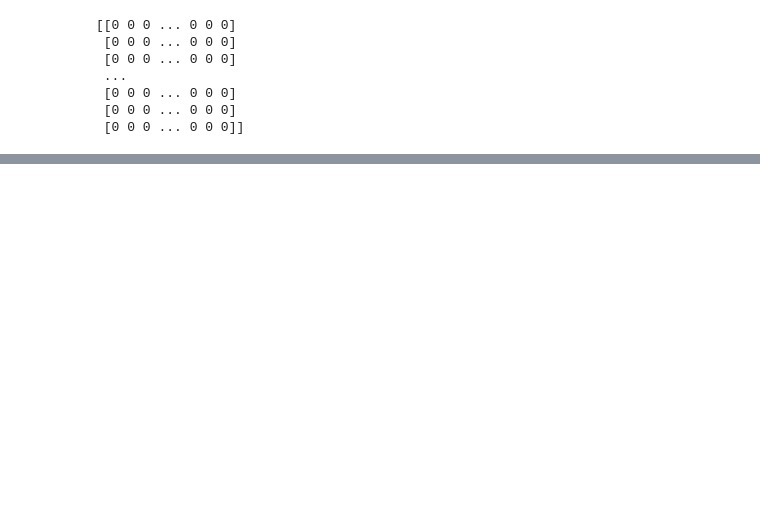
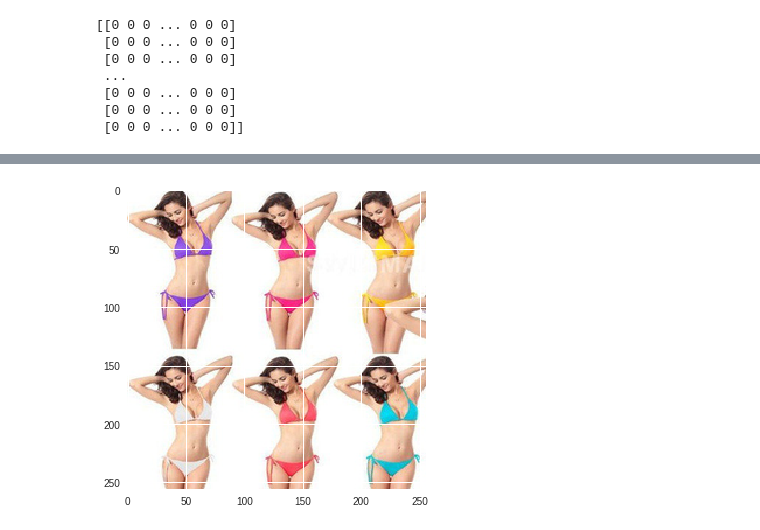
Before and after one commit to kar-elizabeth/iMaterialist_Kaggle_competition, a Jupyter notebook: notebook.ipynb, the cells around one changed output, grey strips where cells are left out. Saved outputs shown, nothing was run; the diff lists cells and outputs as text; code cells hidden in the pictures; blank space fills up the shorter version.

```diff
--- a/notebook.ipynb
+++ b/notebook.ipynb
@@ -135,6 +132,13 @@ print(depvar)
  [0 0 0 ... 0 0 0]
  [0 0 0 ... 0 0 0]
  [0 0 0 ... 0 0 0]]
+# %%
+cweights = {}
+cw = 1/(np.sum(depvar,axis=0)/np.sum(depvar))
+for i in range(len(depvar[0])):
+  cweights[i+1] = cw[i]
+cweights[0] = 1
+data = [obj['labelId'] for obj in data['annotations']]
 # %%
 from keras.models import Sequential
 from keras.layers import Dense, Dropout
@@ -229,11 +235,16 @@ def label_maker(lookup_range=(0,1)):
 # %%
 from google.colab import files
 from keras.models import load_model
+
+
+
 model = drive.CreateFile({'id': '1EHMbz_Vk7KTW1U4oMzoPUr4xGyZMN0WG'})
 model.GetContentFile('model.h5')
+model2 = drive.CreateFile({'id':'1fvJiLoyw96cFmAJmbG41mAs2ZXzLb35S'})
+model2.GetContentFile('model_weights.h5')
 d = load_model('model.h5')
 #d = discriminator_model()
-
+d.load_weights('model_weights.h5')
 d_optim = Adamax()
 d.compile(loss='mean_absolute_error', optimizer=d_optim)
 
@@ -246,38 +257,54 @@ idg = ImageDataGenerator(rescale=1./255,
 #np.random.seed(1825)
 t=0
 size = (256,256)
+num = 20
+while t<1000:
+  x=np.array([])
+  y=np.array([])
+  print(t)
+  for j in range(num):
+    #print(j)
+    pix = np.random.randint(0,len(urls))
 
-x=np.array([])
-y=np.array([])
-for j in range(len(urls)):
-  #print(j)
-  pix = j
+    try:
+      img_file = urlopen(urls[pix])
+      im = Image.open(img_file)
+    except:
+      next
+    im2 = im.resize(size, Image.ANTIALIAS)
+    im2.thumbnail(size, Image.ANTIALIAS)
+    I = np.asarray(im2)
+  #plt.imshow(I)
+  #plt.show()
+    idg_flow = idg.flow(I.reshape(1,256,256,3),np.array(depvar[pix]).reshape(1,228), batch_size=32)
+    for i in range(32):
+      tempx,tempy = idg_flow.next()
+      x = np.append(x,tempx[0])
+      y = np.append(y,tempy[0])
+  d.fit(x.reshape(32*num,256,256,3),y.reshape(32*num,228),epochs=5,class_weight=cweights)
+  t+=1
 
-  try:
-    img_file = urlopen(urls[pix])
-    im = Image.open(img_file)
-  except:
-    next
-  im2 = im.resize(size, Image.ANTIALIAS)
-  im2.thumbnail(size, Image.ANTIALIAS)
-  I = np.asarray(im2)
-#plt.imshow(I)
-#plt.show()
-  idg_flow = idg.flow(I.reshape(1,256,256,3),np.array(depvar[pix]).reshape(1,228), batch_size=32)
-  for i in range(32):
-    tempx,tempy = idg_flow.next()
-    x = np.append(x,tempx[0])
-    y = np.append(y,tempy[0])
-d.fit(x.reshape(32*len(urls),256,256,3),y.reshape(320,228),epochs=100)
-t+=1
+  #if t%1000==0:
+  plt.imshow(I)
+  plt.show()
+  d.save('model.h5')
+  d.save_weights('model_weights.h5')
 
-#if t%1000==0:
-plt.imshow(I)
-plt.show()
-d.save('model.h5')
-print(generate_labels(d.predict(I.reshape(1,256,256,3))))
-print(np.sort([int(obj) for obj in data['annotations'][pix]['labelId']]).tolist())
-model.SetContentFile('model.h5')
-model.Upload()
+  print(generate_labels(d.predict(I.reshape(1,256,256,3))))
+  print(np.sort([int(obj) for obj in data[pix]]).tolist())
+  model2.SetContentFile('model_weights.h5')
+  model2.Upload()
+  print('---------------------------------------------------------------------')
+  print('---------------------------------------------------------------------')
+  print('---------------------------------------------------------------------')
+  model.SetContentFile('model.h5')
+  model.Upload()
 #  files.download('model.h5')
+  #if t%10==0:
+  test = d.predict(I.reshape(1,256,256,3))
+  li = {}
+  for i in range(len(test[0])):
+    li[i+1]=test[0,i]
+  print(sorted(li.items(), key=lambda x: x[1], reverse=True))
+  print(data[pix])
 # %% [output]
@@ -284,0 +322 @@ InvalidConfigError: ignored
+[figure, added]
```
Also changed, not shown: parts of 10 cells of this notebook.
